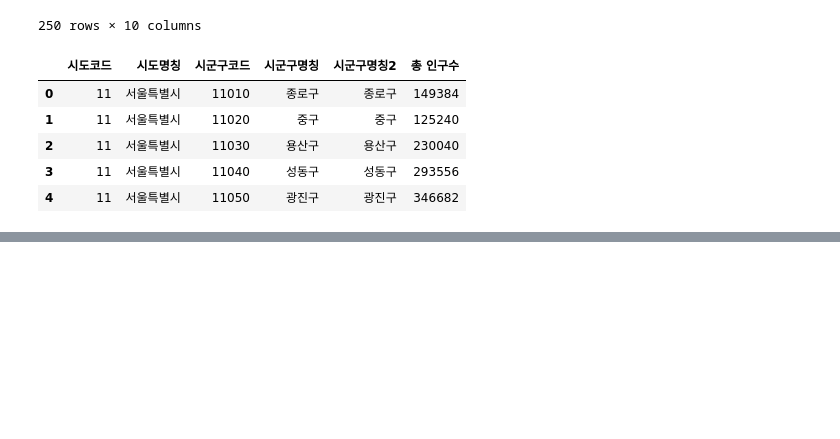
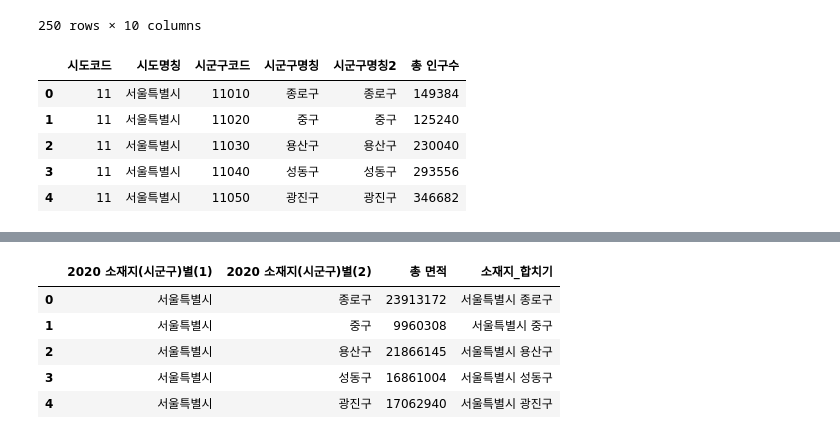
Before and after one commit to subinJi/daitgirls_5th_final, a Jupyter notebook: 0. Data_sigoongoo_population.ipynb, the cells around one changed output, grey strips where cells are left out. Saved outputs shown, nothing was run; the diff lists cells and outputs as text; code cells hidden in the pictures; blank space fills up the shorter version.

```diff
--- a/0. Data_sigoongoo_population.ipynb
+++ b/0. Data_sigoongoo_population.ipynb
@@ -227,0 +267,15 @@ population_sigoongu.to_excel('population_sigoongu.xlsx')
+# %%
+# reset index
+measure = measure.reset_index()
+measure = measure.drop('index', 'columns')
+
+# 컬럼명 변경
+measure = measure.rename(columns={"소재지(시군구)별(1)":"2020 소재지(시군구)별(1)","소재지(시군구)별(2)":"2020 소재지(시군구)별(2)","2020":"총 면적"})
+measure.head()
+# %% [output]
+|  | 2020 소재지(시군구)별(1) | 2020 소재지(시군구)별(2) | 총 면적 | 소재지_합치기 |
+| 0 | 서울특별시 | 종로구 | 23913172 | 서울특별시 종로구 |
+| 1 | 서울특별시 | 중구 | 9960308 | 서울특별시 중구 |
+| 2 | 서울특별시 | 용산구 | 21866145 | 서울특별시 용산구 |
+| 3 | 서울특별시 | 성동구 | 16861004 | 서울특별시 성동구 |
+| 4 | 서울특별시 | 광진구 | 17062940 | 서울특별시 광진구 |
```
Also changed, not shown: parts of 10 cells of this notebook.
